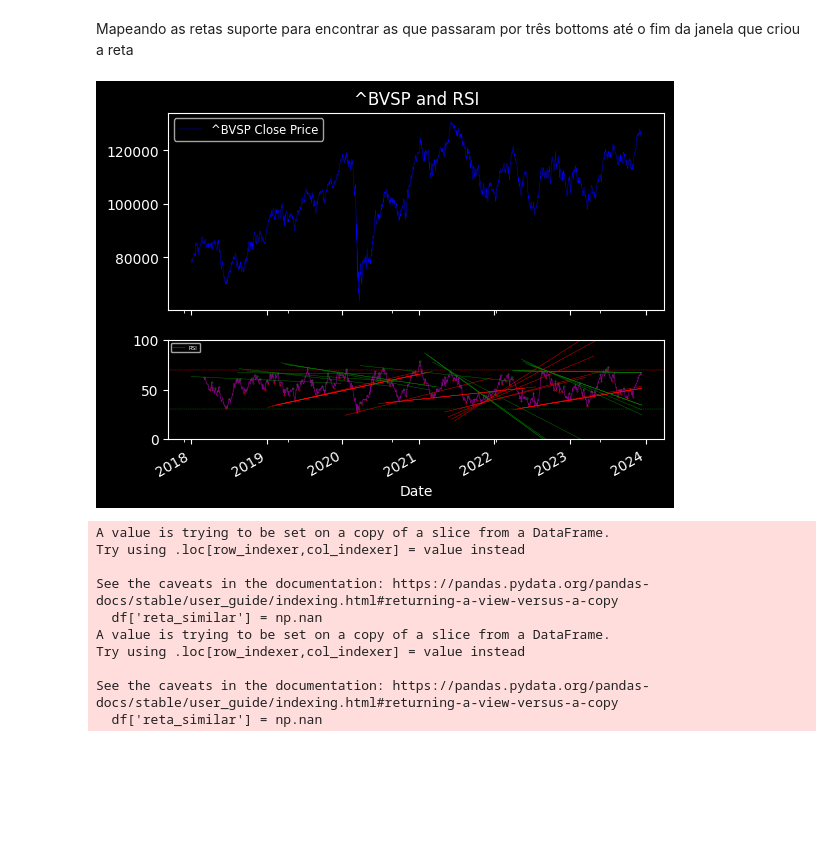
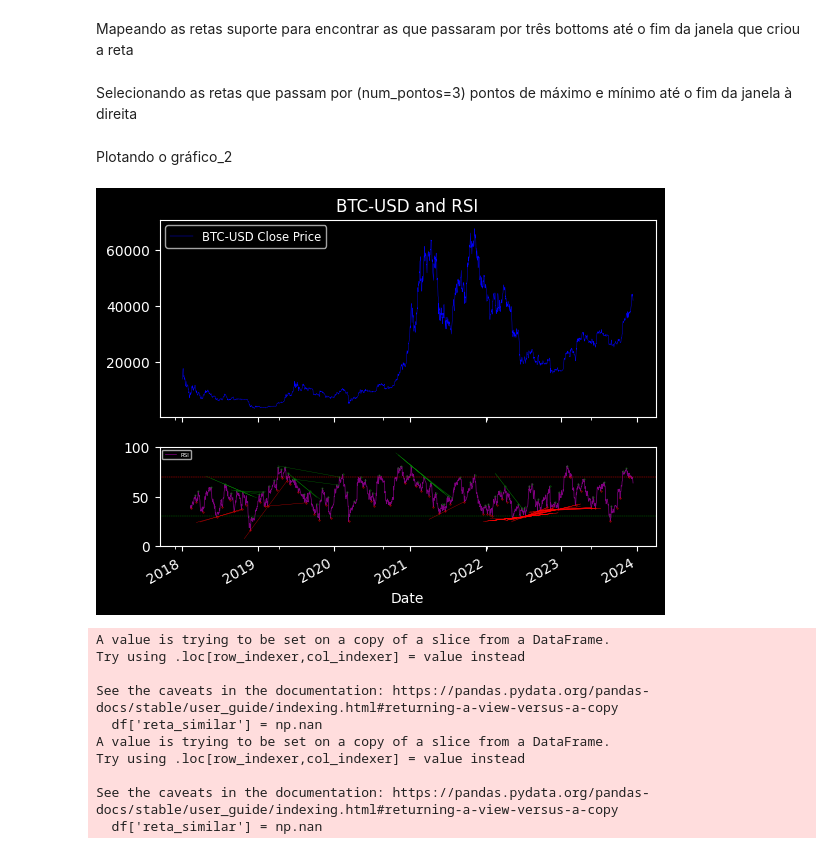
Before and after one commit to fabiomcdc/Projeto_Linhas_de_Tendencia_RSI, a Jupyter notebook: projeto_fInal_jupiter.ipynb, the cells around one changed output. Cells and saved outputs as stored; diff of their text form; code cells hidden in the pictures; blank space fills up the shorter version.

```diff
--- a/projeto_fInal_jupiter.ipynb
+++ b/projeto_fInal_jupiter.ipynb
@@ -22,10 +22,19 @@ Setando variáveis e carregando dados
 janela_rsi = 42
 
 # ordem determina quantos pontos à direita e à esquerda examinamos para determina pontos de máximo (tops) e mínimos (bottoms) locais
-ordem = 6
+ordem = 10
 
 # lookback determina quantos pontos para trás vamos olhar para desenharmos as primeiras tentativas de retas de suporte e resistência
-lookback = 150
+lookback1 = 70
+lookback2 = 140
+lookback3 = 220
+lookback4 = 300
+
+# distancia_maxima determina a distancia máxima na vertical que uma linha deve passar para considerar que passou pelo ponto
+distancia_maxima = 2
+
+# num_pontos determina quantos pontos queremos na linha de tendência no mínimo
+num_pontos = 3
 
 # ind_indice determina quais variáveis vamos usar para fazer o estudo:
 # 1 = bitcoin
@@ -35,7 +44,7 @@ lookback = 150
 # 5  = DAX
 # 6 = Nikkei 225
 
-ind_indice = 2
+ind_indice = 1
 
 # datas do intervalo sendo avaliado
 start_date = "2018-01-01"
@@ -58,10 +67,6 @@ if ticker:
 else:
     print("Índice inválido")
 
-print("Dados baixados e salvos com sucesso.")
-
-print(data)
-
 '''
 
 # Carregando os dados
@@ -70,12 +75,8 @@ data = data.set_index('date')
 
 print("Dados baixados e salvos com sucesso.")
 
-print(data)
-
 '''
-data = data
 # Take natural log of data to resolve price scaling issues
 data_log = np.log(data)
-print(data_log)
 # %% [output]
 [*********************100%%**********************]  1 of 1 completed
@@ -433,9 +420,11 @@ plt.show()
 # %% [markdown]
 Mapeando as retas suporte para encontrar as que passaram por três bottoms até o fim da janela que criou a reta
 # %%
-mapeados_trendlines_suporte_df = mapear_retas_com_bottoms(bottoms_df, slope_ok_trendlines_suporte_df, 2)
+mapeados_trendlines_suporte_df = mapear_retas_com_bottoms(bottoms_df, slope_ok_trendlines_suporte_df, distancia_maxima, num_pontos)
 
 mapeados_trendlines_suporte_df.to_csv('dados_csv_produzidos/mapeados_trendlines_suporte.csv', index=True)
+# %% [markdown]
+Selecionando as retas que passam por (num_pontos=3) pontos de máximo e mínimo até o fim da janela à direita
 # %%
 # Preparando o DataFrame para os resultados consolidados
 
@@ -447,13 +436,15 @@ expurgado_trendlines_suporte_df = mapeados_trendlines_suporte_df[mapeados_trendl
 expurgado_trendlines_suporte_df.to_csv('dados_csv_produzidos/expurgado_trendlines_suporte.csv', index=True)
 
 # Preparando o DataFrame para os resultados consolidados
-mapeados_trendlines_resistencia_df = mapear_retas_com_tops(tops_df, slope_ok_trendlines_resistencia_df, 2)
+mapeados_trendlines_resistencia_df = mapear_retas_com_tops(tops_df, slope_ok_trendlines_resistencia_df, distancia_maxima, num_pontos)
 
 mapeados_trendlines_resistencia_df.to_csv('dados_csv_produzidos/mapeados_trendlines_resistencia.csv', index=True)
 
 expurgado_trendlines_resistencia_df = mapeados_trendlines_resistencia_df[mapeados_trendlines_resistencia_df['mapeado'] != 0]
 
 expurgado_trendlines_resistencia_df.to_csv('dados_csv_produzidos/expurgado_trendlines_resistencia.csv', index=True)
+# %% [markdown]
+Plotando o gráfico_2
 # %%
 plt.style.use('dark_background')
 fig, (ax1, ax3) = plt.subplots(2, sharex=True, gridspec_kw={'height_ratios': [2, 1]})
@@ -500,7 +491,7 @@ datas = data.index[len(data.index) - len(rsi_values):]
 for i in range(len(expurgado_trendlines_suporte_df)):
     row = expurgado_trendlines_suporte_df.iloc[i]
 
-    x_start = int(row['inicio_janela'])-40
+    x_start = int(row['inicio_janela'])
     y_start = row['support_slope'] * x_start + row['support_intercept']
 
     # Ajustar y_start se necessário
@@ -508,7 +499,7 @@ for i in range(len(expurgado_trendlines_suporte_df)):
         x_start = max(0, min(len(datas) - 1, int(-row['support_intercept'] / row['support_slope'])))
         y_start = row['support_slope'] * x_start + row['support_intercept']
 
-    x_end = min(len(datas)-1, 300+int(row['x_max']))
+    x_end = min(len(datas)-1, int(row['x_max']))
     y_end = row['support_slope'] * x_end + row['support_intercept']
 
     # Ajustar y_end se necessário
@@ -521,45 +512,45 @@ for i in range(len(expurgado_trendlines_suporte_df)):
     data_end = datas[x_end]
 
     # Desenhar o segmento de reta
-    ax3.plot([data_start, data_end], [y_start, y_end], color='r', linewidth=0.3)
+    ax3.plot([data_start, data_end], [y_start, y_end], color='r', linewidth=0.2)
 
 # ----------------------------------------------------------------
 
 for i in range(len(expurgado_trendlines_resistencia_df)):
     row = expurgado_trendlines_resistencia_df.iloc[i]
 
-    x_start = int(row['inicio_janela'])-40
+    x_start = int(row['inicio_janela'])
     y_start = row['resist_slope'] * x_start + row['resist_intercept']
 
     # Ajustar y_start se necessário
     if y_start < 0:
         x_start = max(0, min(len(datas) - 1, int(-row['resist_intercept'] / row['resist_slope'])))
         y_start = row['resist_slope'] * x_start + row['resist_intercept']
 
-    x_end = min(len(datas)-1, 300+int(row['fim_janela']))
+    x_end = min(len(datas)-1, int(row['fim_janela']))
     y_end = row['resist_slope'] * x_end + row['resist_intercept']
 
     # Ajustar y_end se necessário
     if y_end < 0:
-        x_end = max(0, min(len(datas) - 1, 200+int(-row['resist_intercept'] / row['resist_slope'])))
+        x_end = max(0, min(len(datas) - 1, int(-row['resist_intercept'] / row['resist_slope'])))
         y_end = row['resist_slope'] * x_end + row['resist_intercept']
 
     # Obter datas de início e fim
     data_start = datas[x_start]
     data_end = datas[x_end]
 
     # Desenhar o segmento de reta
-    ax3.plot([data_start, data_end], [y_start, y_end], color='green', linewidth=0.3)
+    ax3.plot([data_start, data_end], [y_start, y_end], color='green', linewidth=0.2)
 
 # ----------------------------------------------------------------
 
 fig.savefig('meu_grafico_2.png', dpi=300)  # Salva a figura como um arquivo PNG com alta resolução
 
 plt.show()
 
 # ----------------------------------------------------------------
 # %% [output]
-[figure, old version]
+[figure, new version]
 # %%
 eliminado_trendlines_suporte_df = identifica_retas_similares_suporte(expurgado_trendlines_suporte_df)
 eliminado_trendlines_suporte_df.to_csv('dados_csv_produzidos/eliminado_trendlines_suporte.csv', index=True)
```
Also changed, not shown: parts of 11 cells of this notebook, 38 other files.
